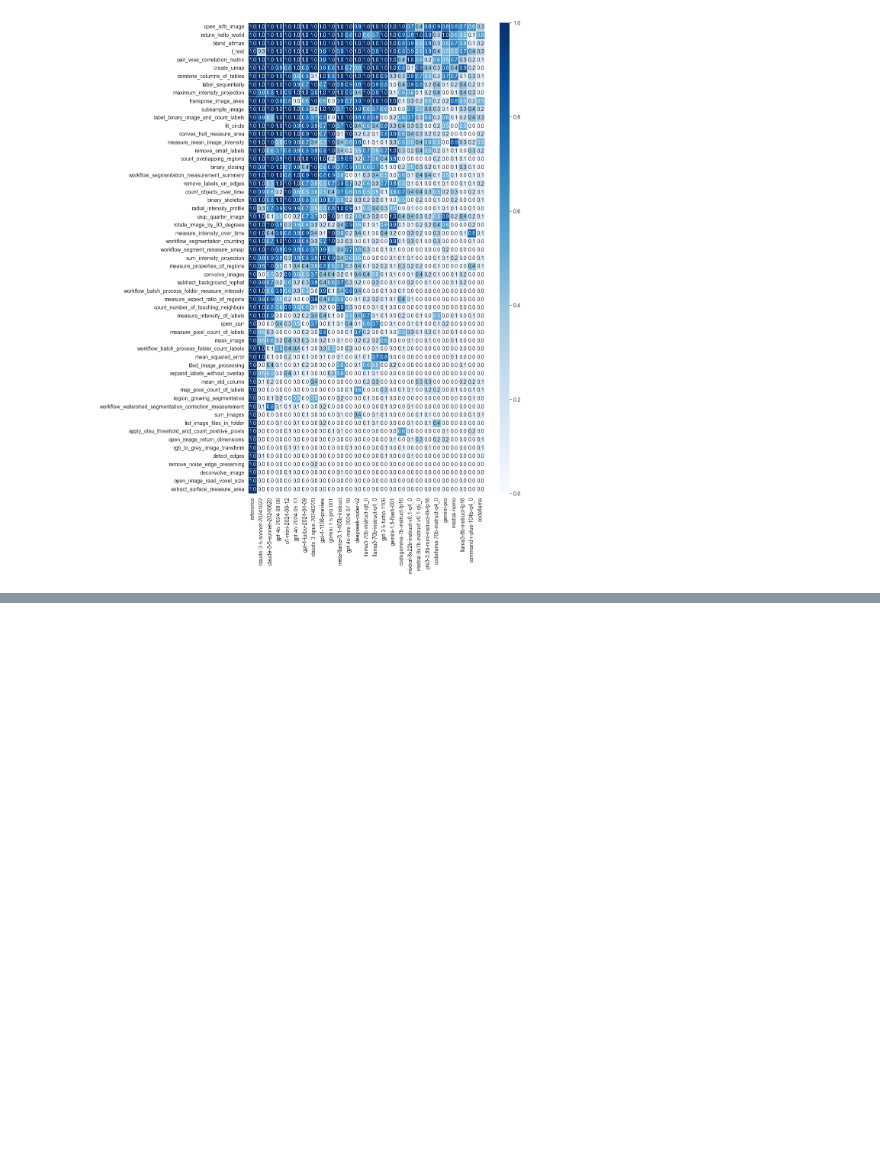
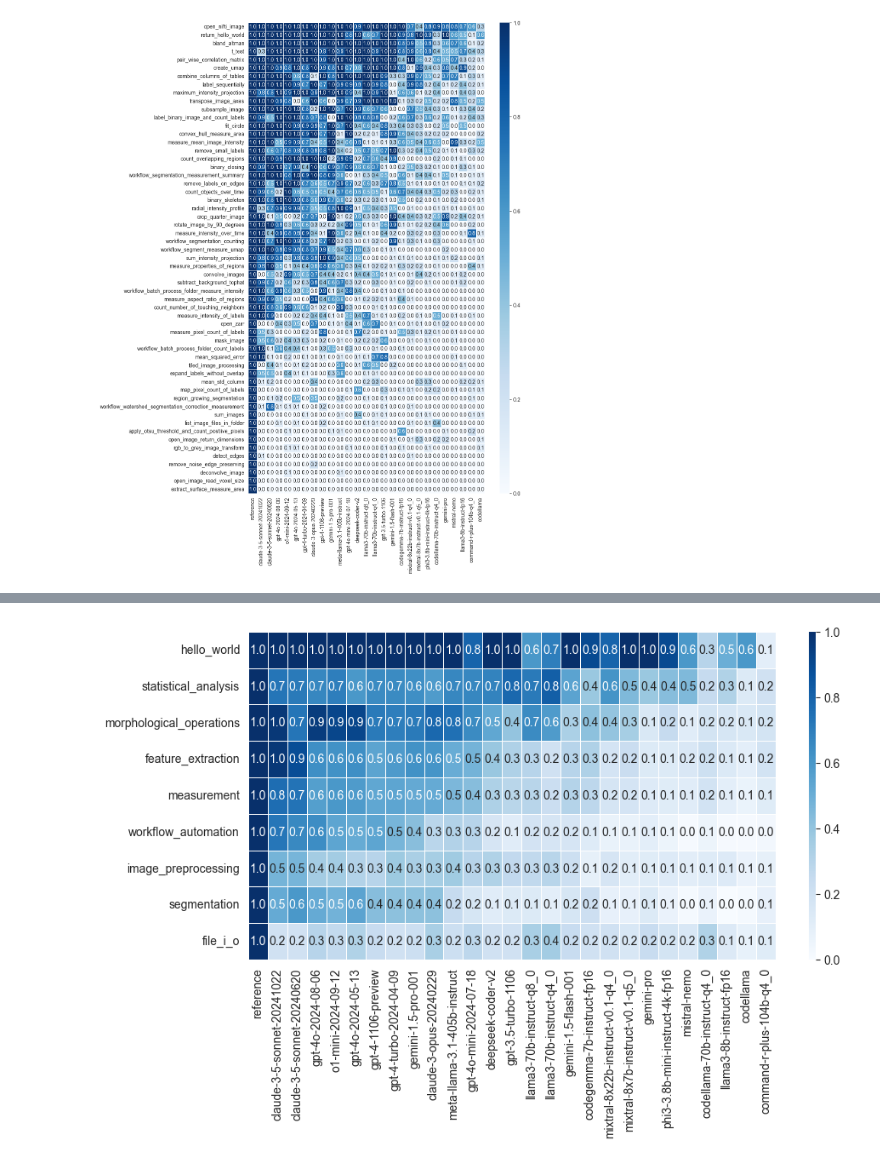
Before and after one commit to haesleinhuepf/human-eval-bia, a Jupyter notebook: demo/summarize_by_case.ipynb, the cells around one changed output, grey strips where cells are left out. Cells and saved outputs as stored; diff of their text form; code cells hidden in the pictures; blank space fills up the shorter version.

```diff
--- a/demo/summarize_by_case.ipynb
+++ b/demo/summarize_by_case.ipynb
@@ -167,0 +201,10 @@ with open("model_order.txt", 'w') as f:
+# %%
+#Create a new column in the dataframe with the name of the task_id
+df['task_name'] = df["task_id"].apply(lambda x: x.split("/")[-1].replace(".ipynb", ""))
+
+#Create a column for each category
+#Each column will have a 1 if the function is in that category and 0  if not
+#the task name is used to look up each task
+for category in function_category.keys():
+    df[category] = [1 if function in function_category[category] else 0 for function in df['task_name']]
+df.head()
@@ -167,0 +218,9 @@ with open("model_order.txt", 'w') as f:
+# %%
+#For each model, get the average passed rate for each category and create a new dataframe
+category_results = {}
+for category in function_category.keys():
+    category_results[category] = df[df[category]==1].groupby(['model',category])['passed'].mean().reset_index(level=1, drop=True)
+
+category_df = pd.DataFrame.from_dict(category_results,orient='index').reset_index().rename(columns={'index':'category'})
+
+category_df.head()
@@ -167,0 +235,26 @@ with open("model_order.txt", 'w') as f:
+# %%
+df_category_plot = category_df.copy()
+
+# Separate the numerical data for plotting and the string column for y-axis labels
+numerical_data = df_category_plot.select_dtypes(include=[np.number])
+mean_values = numerical_data.mean().sort_values(ascending=False)
+
+
+# Reorder columns in numerical_data based on sorted mean values
+numerical_data = numerical_data[mean_values.index]
+
+df_category_plot["average_task_score"] = df_category_plot.iloc[:,1:-1].mean(axis=1)
+str_column_values = df_category_plot.sort_values(by="average_task_score", ascending=False)['category']  # Replace 'str_column' with the actual column name
+
+
+# Plotting
+fig = plt.figure(figsize=(10,5))
+numerical_data["average_task_score"] = df_category_plot.iloc[:,1:-1].mean(axis=1)
+
+sns.heatmap(numerical_data.sort_values("average_task_score",ascending=False).drop(columns=("average_task_score")), annot=True, linewidths=.5, yticklabels=str_column_values, fmt=".1f", cbar_kws={'shrink': 1, 'aspect': 3*16}, cmap="Blues")
+plt.gca().set_xlabel('')
+
+#save plot
+plt.savefig("../docs/paper/performance_per_category", bbox_inches="tight", dpi=300)
+# %% [output]
+[figure, added]
```
Also changed, not shown: parts of 11 cells of this notebook, 3 other files.
